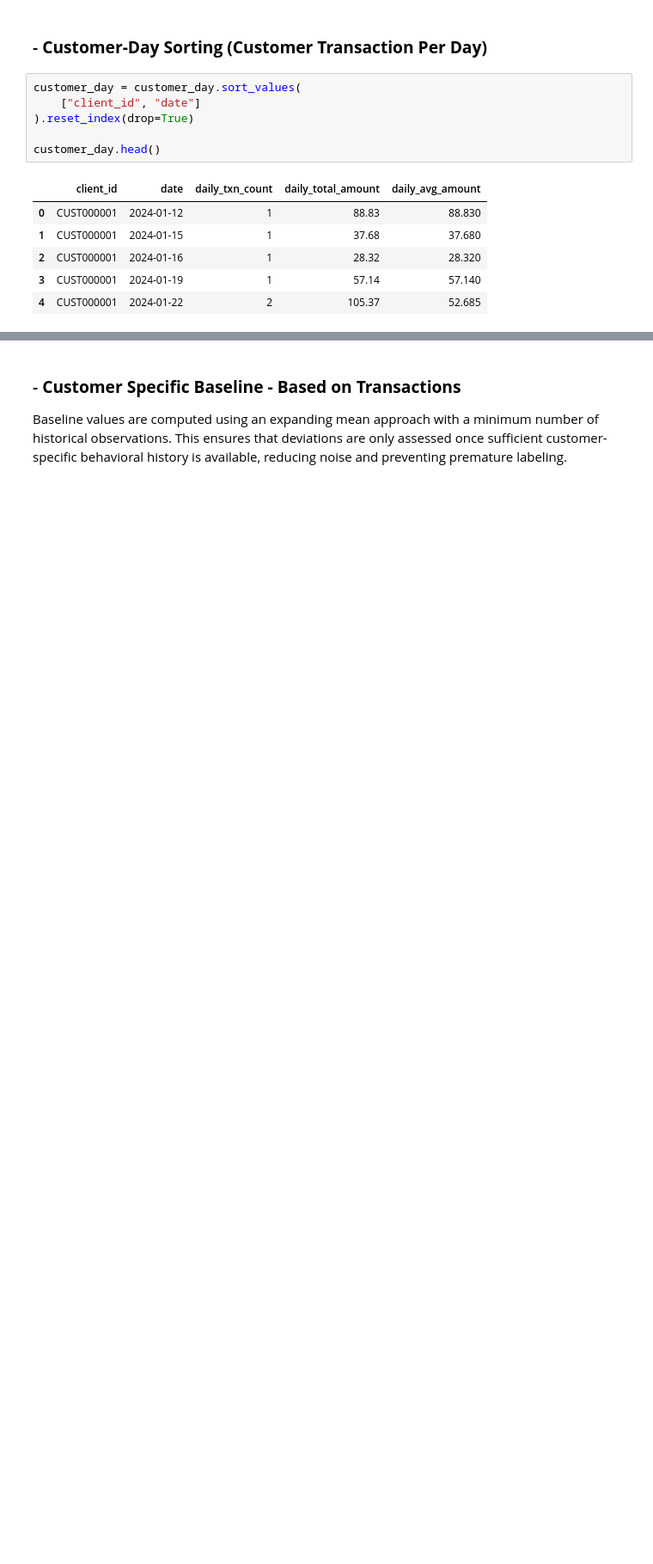
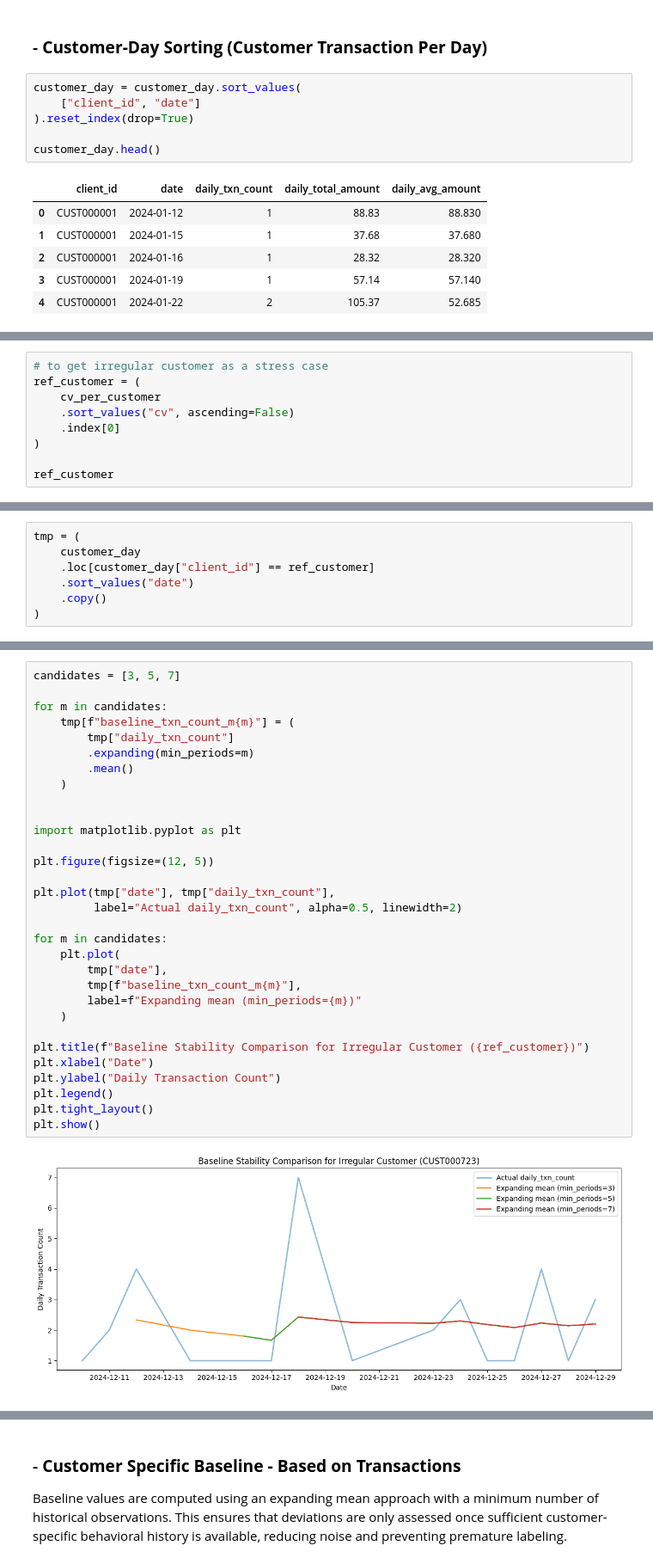
Before and after one commit to dphir/thesis-sdg, a Jupyter notebook: simulation_update.ipynb, the cells around one changed output, grey strips where cells are left out. Shown at 86% size. Saved outputs shown, nothing was run; the diff lists cells and outputs as text; blank space fills up the shorter version.

Commit message:
Update simulation notebook: add baseline logic

```diff
--- a/simulation_update.ipynb
+++ b/simulation_update.ipynb
@@ -1686,0 +1771,9 @@ customer_day.head()
+# %%
+# to get irregular customer as a stress case
+ref_customer = (
+    cv_per_customer
+    .sort_values("cv", ascending=False)
+    .index[0]
+)
+
+ref_customer
@@ -1686,0 +1784,7 @@ customer_day.head()
+# %%
+tmp = (
+    customer_day
+    .loc[customer_day["client_id"] == ref_customer]
+    .sort_values("date")
+    .copy()
+)
@@ -1686,0 +1806,33 @@ customer_day.head()
+# %%
+candidates = [3, 5, 7]
+
+for m in candidates:
+    tmp[f"baseline_txn_count_m{m}"] = (
+        tmp["daily_txn_count"]
+        .expanding(min_periods=m)
+        .mean()
+    )
+
+
+import matplotlib.pyplot as plt
+
+plt.figure(figsize=(12, 5))
+
+plt.plot(tmp["date"], tmp["daily_txn_count"],
+         label="Actual daily_txn_count", alpha=0.5, linewidth=2)
+
+for m in candidates:
+    plt.plot(
+        tmp["date"],
+        tmp[f"baseline_txn_count_m{m}"],
+        label=f"Expanding mean (min_periods={m})"
+    )
+
+plt.title(f"Baseline Stability Comparison for Irregular Customer ({ref_customer})")
+plt.xlabel("Date")
+plt.ylabel("Daily Transaction Count")
+plt.legend()
+plt.tight_layout()
+plt.show()
+# %% [output]
+[figure, added]
```
Also changed, not shown: parts of 28 cells of this notebook.
